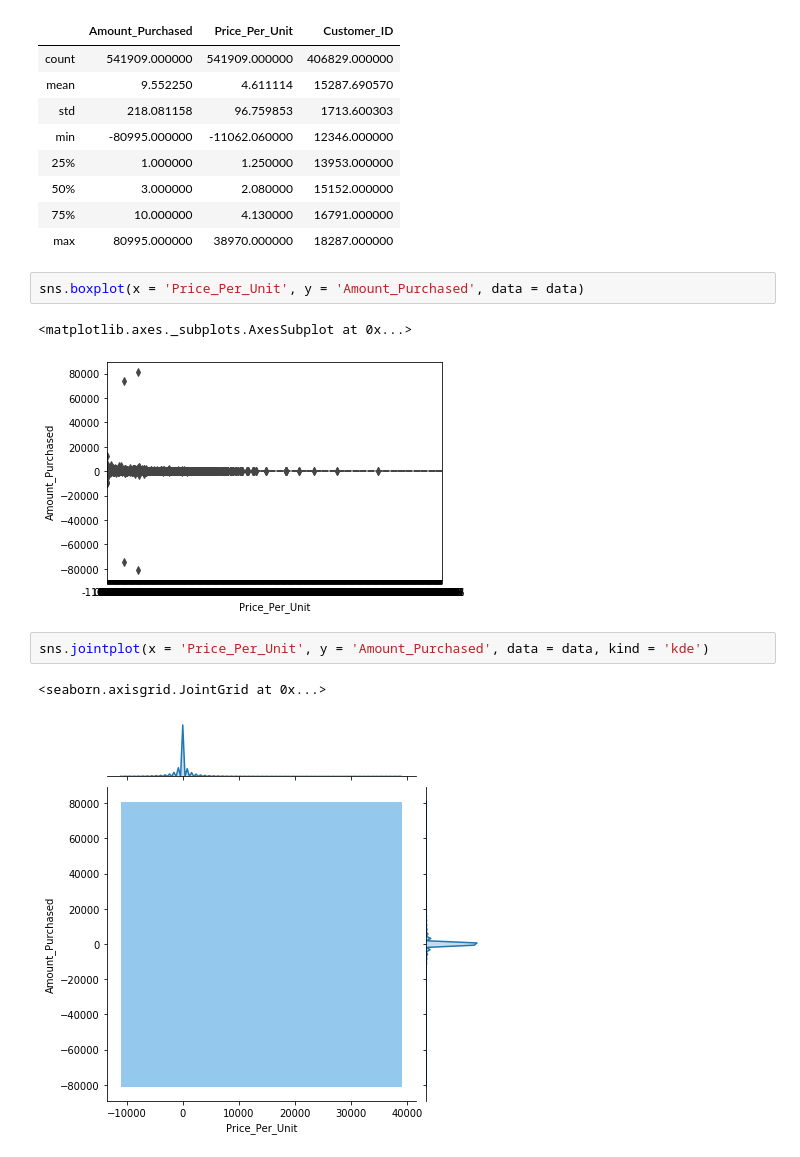
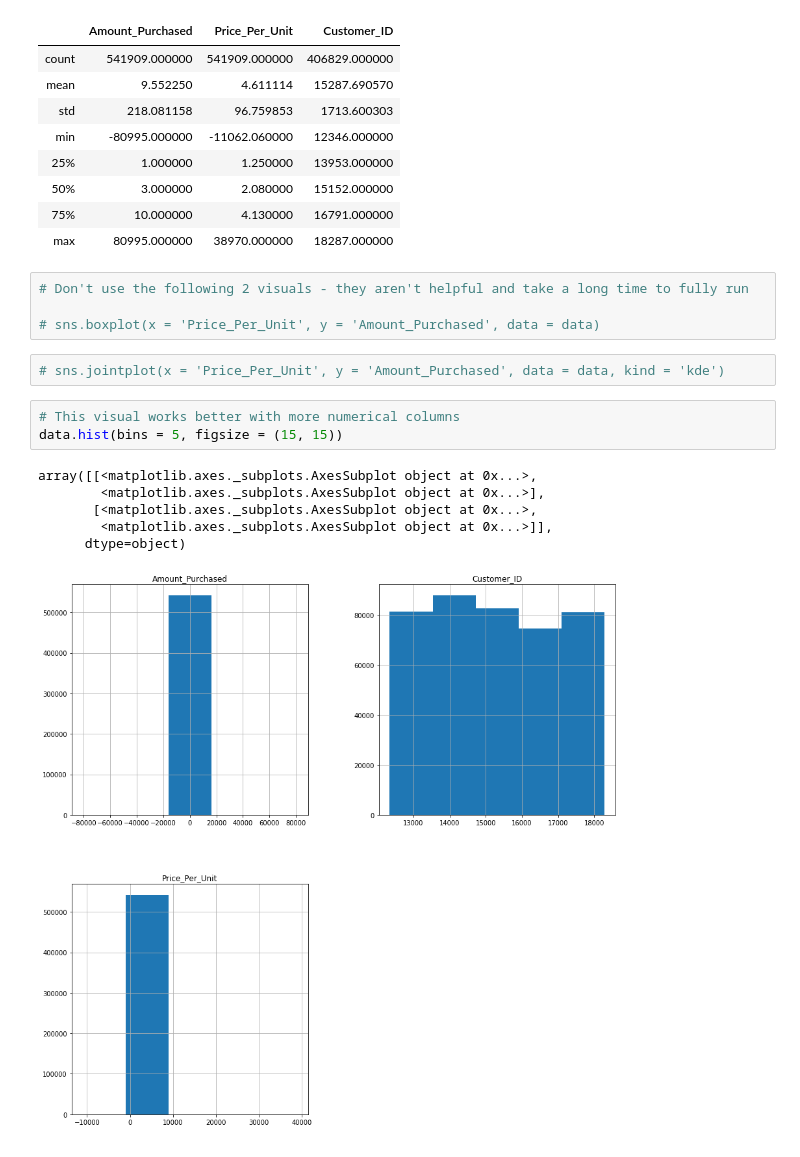
Before and after one commit to calvintirrell/ecommerce_data, a Jupyter notebook: notebooks/ecomm_project.ipynb, the cells around one changed output. Drawn from its saved outputs; the diff is of its cells as text.

```diff
--- a/notebooks/ecomm_project.ipynb
+++ b/notebooks/ecomm_project.ipynb
@@ -255,13 +255,19 @@ data.describe()
 | 50% | 3.000000 | 2.080000 | 15152.000000 |
 | 75% | 10.000000 | 4.130000 | 16791.000000 |
 | max | 80995.000000 | 38970.000000 | 18287.000000 |
+# %%
+# Don't use the following 2 visuals - they aren't helpful and take a long time to fully run
+
+# sns.boxplot(x = 'Price_Per_Unit', y = 'Amount_Purchased', data = data)
 # %%
-sns.boxplot(x = 'Price_Per_Unit', y = 'Amount_Purchased', data = data)
+# sns.jointplot(x = 'Price_Per_Unit', y = 'Amount_Purchased', data = data, kind = 'kde')
-# %% [output]
-<matplotlib.axes._subplots.AxesSubplot at 0x...>
-[figure, removed]
-# %%
-sns.jointplot(x = 'Price_Per_Unit', y = 'Amount_Purchased', data = data, kind = 'kde')
-# %% [output]
-<seaborn.axisgrid.JointGrid at 0x...>
-[figure, removed]
+# %%
+# This visual works better with more numerical columns
+data.hist(bins = 5, figsize = (15, 15))
+# %% [output]
+array([[<matplotlib.axes._subplots.AxesSubplot object at 0x...>,
+        <matplotlib.axes._subplots.AxesSubplot object at 0x...>],
+       [<matplotlib.axes._subplots.AxesSubplot object at 0x...>,
+        <matplotlib.axes._subplots.AxesSubplot object at 0x...>]],
+      dtype=object)
+[figure, added]
```
Also changed, not shown: parts of 3 cells of this notebook.
